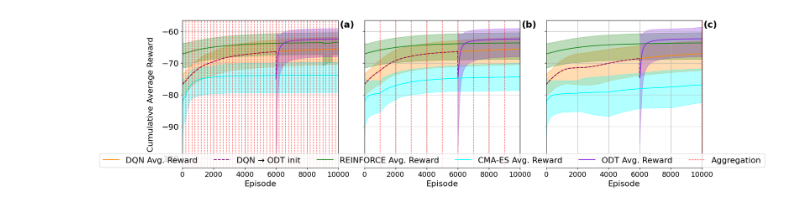
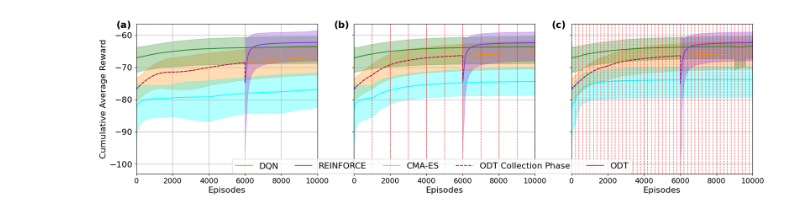
Before and after one commit to LucasHartmanWestern/rl-for-vrp-csp, a Jupyter notebook: experiments/Part 1 Figures.ipynb, the cells around one changed output. Cells and saved outputs as stored; diff of their text form; code cells hidden in the pictures.

Commit message:
Figure 2 update

```diff
--- a/experiments/Part 1 Figures.ipynb
+++ b/experiments/Part 1 Figures.ipynb
@@ -193,11 +193,11 @@ season_labels = []
 seasons_added = set()
 
 # Begin plotting
-agg_levels_sorted = sorted(cumulative_avg_reward_by_algorithm['num_aggs'].unique(), reverse=True)
+agg_levels_sorted = sorted(cumulative_avg_reward_by_algorithm['num_aggs'].unique(), reverse=False)
 num_plots = len(agg_levels_sorted)
 
 #experiment with 16 --> 20 etc...
-fig, axes = plt.subplots(1, num_plots, figsize=(16, 5), sharey=True, sharex=True)
+fig, axes = plt.subplots(1, num_plots, figsize=(18, 5), sharey=True, sharex=True)
 
 # Set global font size
 plt.rcParams.update({
@@ -217,14 +217,15 @@ subplot_labels = ['(a)', '(b)', '(c)']
 for plot_ind, agg_level in enumerate(agg_levels_sorted):
     ax = axes[plot_ind]
 
-    # subplot label
+    # subplot label moved to top-left
     ax.text(
-        1.01, 1.0,
+        -0.11, 1.02,
         subplot_labels[plot_ind],
         transform=ax.transAxes,
         fontsize=18,
         fontweight='bold',
-        va='top'
+        va='top',
+        ha='left'
     )
 
     # select this aggregation level
@@ -262,7 +263,7 @@ for plot_ind, agg_level in enumerate(agg_levels_sorted):
         # legend entries once
         if 'dqn2odt' not in algorithms_added:
             algorithm_handles.extend([solid_line, dashed_line])
-            algorithm_labels.extend(['DQN Avg. Reward', 'DQN → ODT init'])
+            algorithm_labels.extend(['DQN', 'ODT Collection Phase'])
             algorithms_added.update(['DQN', 'dqn2odt'])
 
     # shift ODT episodes by the same amount
@@ -305,51 +306,55 @@ for plot_ind, agg_level in enumerate(agg_levels_sorted):
         line, = ax.plot(
             mean_r.index, mean_r.values,
             color=colors[algo]
         )
 
         name = 'CMA-ES' if algo == 'CMA' else algo
         if algo not in algorithms_added:
             algorithm_handles.append(line)
-            algorithm_labels.append(f'{name} Avg. Reward')
+            algorithm_labels.append(f'{name}')
             algorithms_added.add(algo)
 
     # aggregation boundary lines
     for agg_i in range(1, agg_level + 1):
         ax.axvline(
             x=(agg_i * eps_per_agg),
             color='r', linestyle='--', linewidth=1, alpha=0.7
         )
 
-    ax.set_xlabel('Episode')
+    ax.set_xlabel('Episodes')
     ax.grid(True)
     ax.set_xlim(0, 10000)
 
 
-# Set the shared y-label
+# shared y-label
 axes[0].set_ylabel('Cumulative Average Reward')
 
-# Create a custom legend entry for aggregation lines
-aggregation_handle = Line2D(
-    [0], [0], color='r', linestyle='--', linewidth=1, alpha=0.7, label='Aggregation'
-)
+# only algorithm handles in legend (remove aggregation line)
+handles = algorithm_handles
+labels = algorithm_labels
 
-# Combine all legend handles and labels
-handles = algorithm_handles + [aggregation_handle]
+# Build a map from label → handle
+handle_map = dict(zip(algorithm_labels, algorithm_handles))
 
-#labels = algorithm_labels + ['Aggregation', 'Winter', 'Summer']
-labels = algorithm_labels + ['Aggregation']
+# Define your desired order by label
+desired = ['DQN', 'REINFORCE', 'CMA-ES', 'ODT Collection Phase', 'ODT']
 
-# Place the legend outside of the subplots
-fig.legend(handles, labels, loc='lower center', ncol=len(handles), bbox_to_anchor=(0.5, 0.13))
+# Re-assemble handles & labels in that order
+handles = [handle_map[label] for label in desired]
+labels  = desired
 
-# Adjust layout to make room for the legend
+# Draw the legend
+fig.legend(handles, labels,
+           loc='lower center',
+           ncol=len(handles),
+           bbox_to_anchor=(0.5, 0.13))
+
+
 fig.tight_layout(rect=[0, 0, 1, 1])
-
-fig.savefig('./Figures/episode_plateau_reversed.png', dpi=300, bbox_inches='tight')
-
+fig.savefig('./Figures/episode_plateau_Ethan18.png', dpi=300, bbox_inches='tight')
 plt.show()
 # %% [output]
-[figure, old version]
+[figure, new version]
 # %%
 last_eps = cumulative_avg_reward_by_algorithm.groupby('algorithm')['episode'] \
                                            .transform('max')
```
Also changed, not shown: parts of 2 cells of this notebook, 5 other files.
